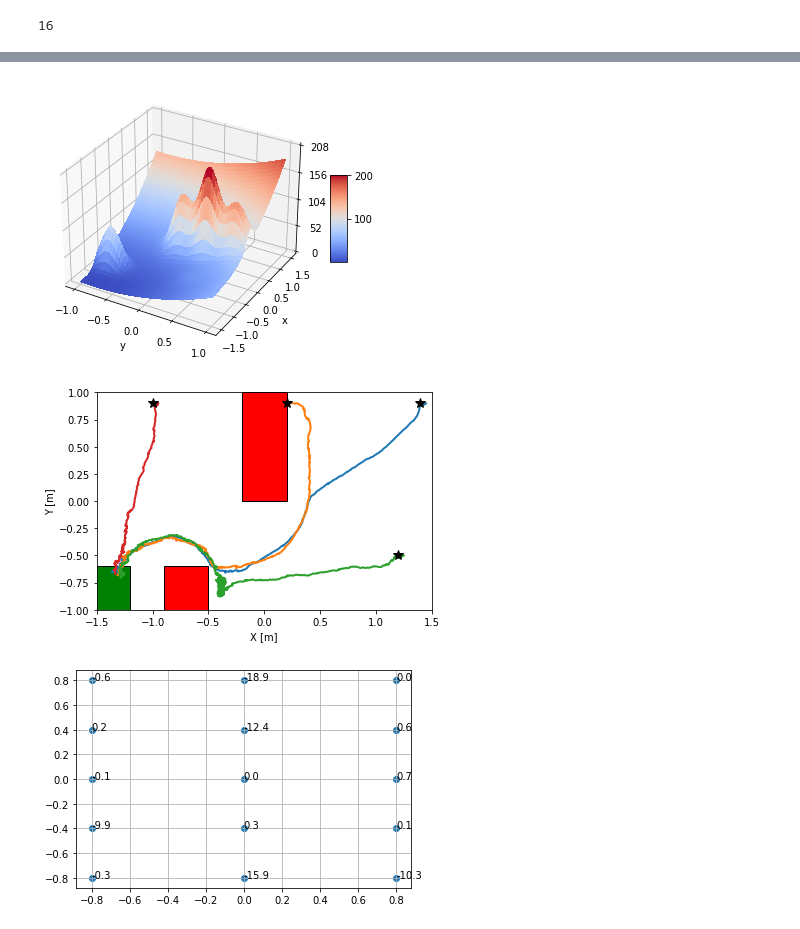
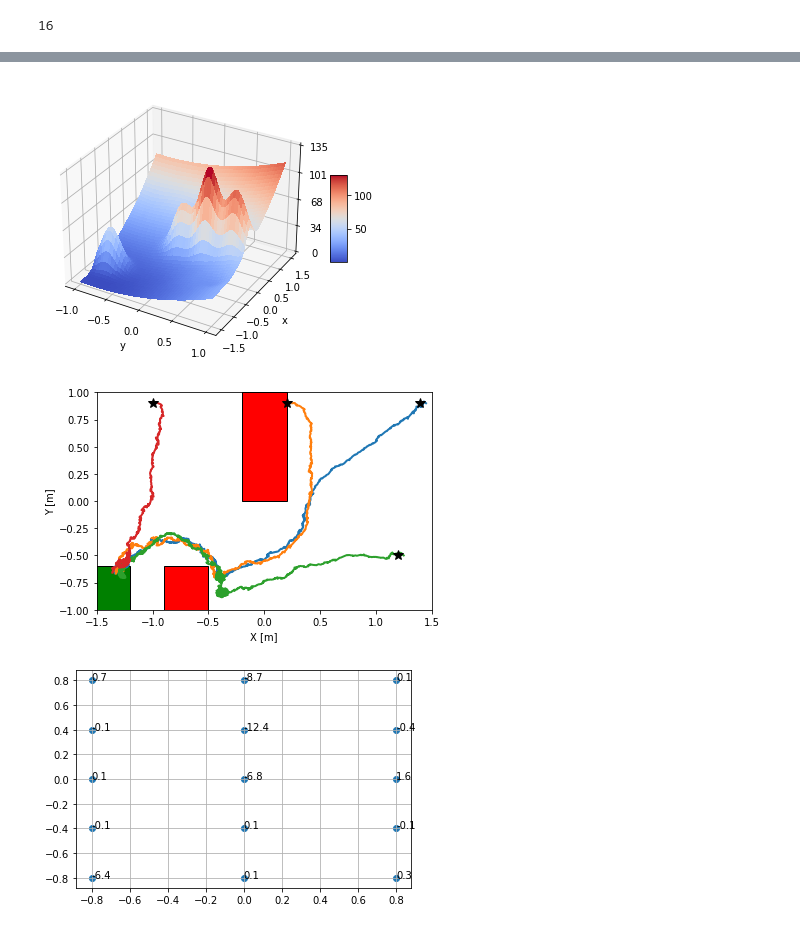
Before and after one commit to GIOVRUSSO/Control-Group-Code, a Jupyter notebook: Inverse_Data-Driven_Probabilistic_Optimal_Control/robotarium/robot_routing_IOC.ipynb, the cells around one changed output, grey strips where cells are left out. Drawn from its saved outputs; the diff is of its cells as text; code cells hidden in the pictures.

```diff
--- a/Inverse_Data-Driven_Probabilistic_Optimal_Control/robotarium/robot_routing_IOC.ipynb
+++ b/Inverse_Data-Driven_Probabilistic_Optimal_Control/robotarium/robot_routing_IOC.ipynb
@@ -290,6 +309,7 @@ np.save('Input_Data2.npy',D_Xi)
 # %%
-XX = np.load('State_Data2.npy',allow_pickle=True)
-UU = np.load('Input_Data2.npy',allow_pickle=True)
+# To replicate the results can load the given data file
+XX = np.load('State_Data05.npy',allow_pickle=True)
+UU = np.load('Input_Data05.npy',allow_pickle=True)
 
 #XX = np.load(r'D:\Network Security\KL Control\robotarium_python_simulator\State_Data_Simulation.npy',allow_pickle=True)
 #UU = np.load(r'D:\Network Security\KL Control\robotarium_python_simulator\Input_Data_Simulation.npy',allow_pickle=True)
@@ -321,18 +342,17 @@ print(N_feature)
 # %% [output]
 16
 # %%
+# Defining feature vector h()
+
 def feature(next_state,goal_points,obs_points,N_feature):
-    v = np.array([0.02, 0.02], dtype=np.float32)
+    v = np.array([0.025, 0.025], dtype=np.float32)
     covar = np.diag(v)
     features = np.zeros(N_feature)
     for i in range(np.size(obs_points,axis=1)):
         features[i+1] = my_logpdf(next_state[:2],obs_points[:2,i],covar)
-        #features[i+1] = multivariate_rbf_kernel(next_state[:2],obs_points[:2,i],15)
+        #features[i+1] = multivariate_rbf_kernel(next_state[:2],obs_points[:2,i],20)
 
     features[0] = (((next_state[0]-goal_points[0])**2 + (next_state[1]-goal_points[1])**2))
-    #features[-1] = (np.exp(-0.5*((next_state[0]-(-1.5))/0.02)**2)/(0.02*np.sqrt(2*np.pi))
-    #            + np.exp(-0.5*((next_state[0]-1.5)/0.02)**2)/(0.02*np.sqrt(2*np.pi)) + np.exp(-0.5*((next_state[1]-1.0)/0.02)**2)/(0.02*np.sqrt(2*np.pi))
-    #            + np.exp(-0.5*((next_state[1]-(-1.0))/0.02)**2)/(0.02*np.sqrt(2*np.pi)))
 
     return features
 # %%
@@ -444 +454,3 @@ optimal value -7797.822026246321
+# %%
+weights = np.load('Weights_Obtained.npy') # run to replicate the results given in the manuscript
 # %%
@@ -498,10 +506,10 @@ for i in range(200):
 
 Coat_Map = pd.DataFrame(Cost_Map,index=list(X_axis),columns=Y_axis)
 # %%
+# formulating the reconstructed cost map
+
 import numpy as np
 import scipy.stats as st
-
-
 
 goal_points = np.array(np.mat('-1.4; -0.8; 0'))
 
@@ -522,20 +530,16 @@ def my_logpdf(x, u, covar):
     pdf = numer / denom
     return pdf
 
-def state_cost(state,goal_points,obs_points,weights):
+def state_cost_estimated(state,goal_points,obs_points,weights):
     #weights = np.reshape(weights,(9,))
-    v = np.array([0.02, 0.02], dtype=np.float32)
+    v = np.array([0.025, 0.025], dtype=np.float32)
     covar = np.diag(v)
-
-    v1 = np.array([1, 1], dtype=np.float32)
-    covar1 = np.diag(v1)
-    #cost = 60*(state[0]-goal_points[0])**2 + 60*(state[1]-goal_points[1])**2 + 200*(np.exp(-(np.abs(state[0]-obs_points[0,0])+np.abs(state[1]-obs_points[1,0]))) + np.exp(-(np.abs(state[0]-obs_points[0,1]) + np.abs(state[1]-obs_points[1,1]))) + np.exp(-(np.abs(state[0]-obs_points[0,2])+np.abs(state[1]-obs_points[1,2])))) #actual cost
 
     gauss_sum = 0
 
     for i in range(np.size(obs_points,axis=1)):
         gauss_sum += -weights[:,i+1]*my_logpdf(state[:2],obs_points[:2,i],covar)
-        #gauss_sum += -weights[:,i+1]*multivariate_rbf_kernel(state[:2],obs_points[:2,i],15)
+        #gauss_sum += -weights[:,i+1]*multivariate_rbf_kernel(state[:2],obs_points[:2,i],50)
 
     cost = -weights[:,0]*((((state[0]-goal_points[0])**2 + (state[1]-goal_points[1])**2))) + gauss_sum + 0*(np.exp(-0.5*((state[0]-(-1.5))/0.02)**2)/(0.02*np.sqrt(2*np.pi))
                 + np.exp(-0.5*((state[0]-1.5)/0.02)**2)/(0.02*np.sqrt(2*np.pi)) + np.exp(-0.5*((state[1]-1.0)/0.02)**2)/(0.02*np.sqrt(2*np.pi))
@@ -553,7 +557,7 @@ for i in range(200):
     for j in range(300):
 
         state = np.array ([X_axis[j],Y_axis[i]])
-        Cost_Map[j,i] = state_cost(state,goal_points,obs_points_f,weights)
+        Cost_Map[j,i] = state_cost_estimated(state,goal_points,obs_points_f,weights)
 # %%
 import numpy as np
 import matplotlib.pyplot as plt
@@ -624,7 +633,7 @@ fig.colorbar(surf, shrink=0.08, aspect=5)
 plt.show()
 #plt.savefig('Cost_Map_estimated.jpg',dpi=1000,bbox_inches ='tight')
 # %% [output]
-[figure, old version]
+[figure, new version]
 # %%
 import matplotlib.pyplot as plt
 from matplotlib import cm
@@ -658,24 +667,26 @@ plt.ylabel('Y [m]')
 #plt.savefig('Test_Trajectories.jpg',dpi=1000,bbox_inches ='tight')
 plt.savefig('Training_Trajectories.jpg',dpi=1000,bbox_inches ='tight')
 # %% [output]
-[figure, old version]
+[figure, new version]
 # %%
+# Plotting feature points on the robotarium grid with correspopnding weights
+
 import numpy as np
 import matplotlib.pyplot as plt
 
 fig,ax = plt.subplots()
 
 ax.scatter(obs_points_f[0,:],obs_points_f[1,:])
 
 w = np.zeros((15,))
 
 for j in range(15):
-    wt = float(weights[:,j])
+    wt = float(weights[:,j+1])
     w[j] = round(wt,1)
 
 for i, txt in enumerate(w.reshape(15,)):
     ax.annotate(txt,(obs_points_f[0,i],obs_points_f[1,i]))
 plt.grid(True)
 plt.show()
 # %% [output]
-[figure, old version]
+[figure, new version]
```
Also changed, not shown: parts of 10 cells of this notebook, 2 other files.
